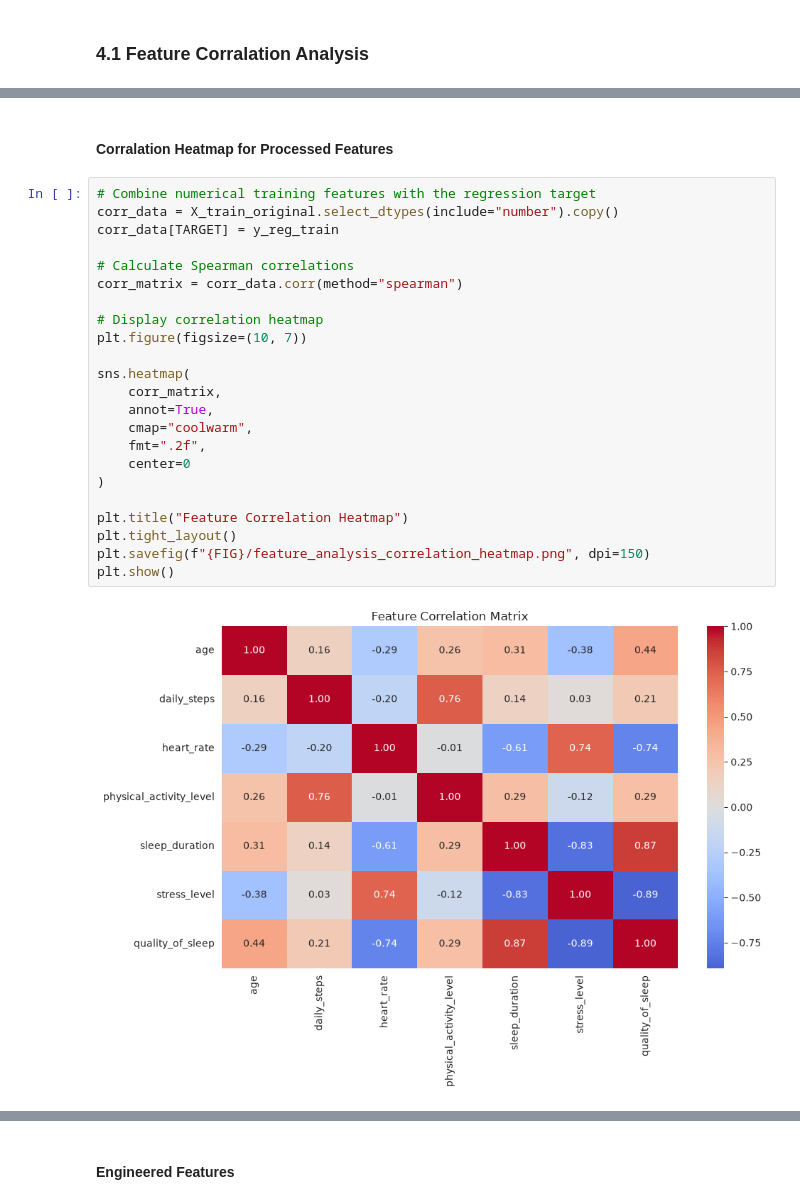
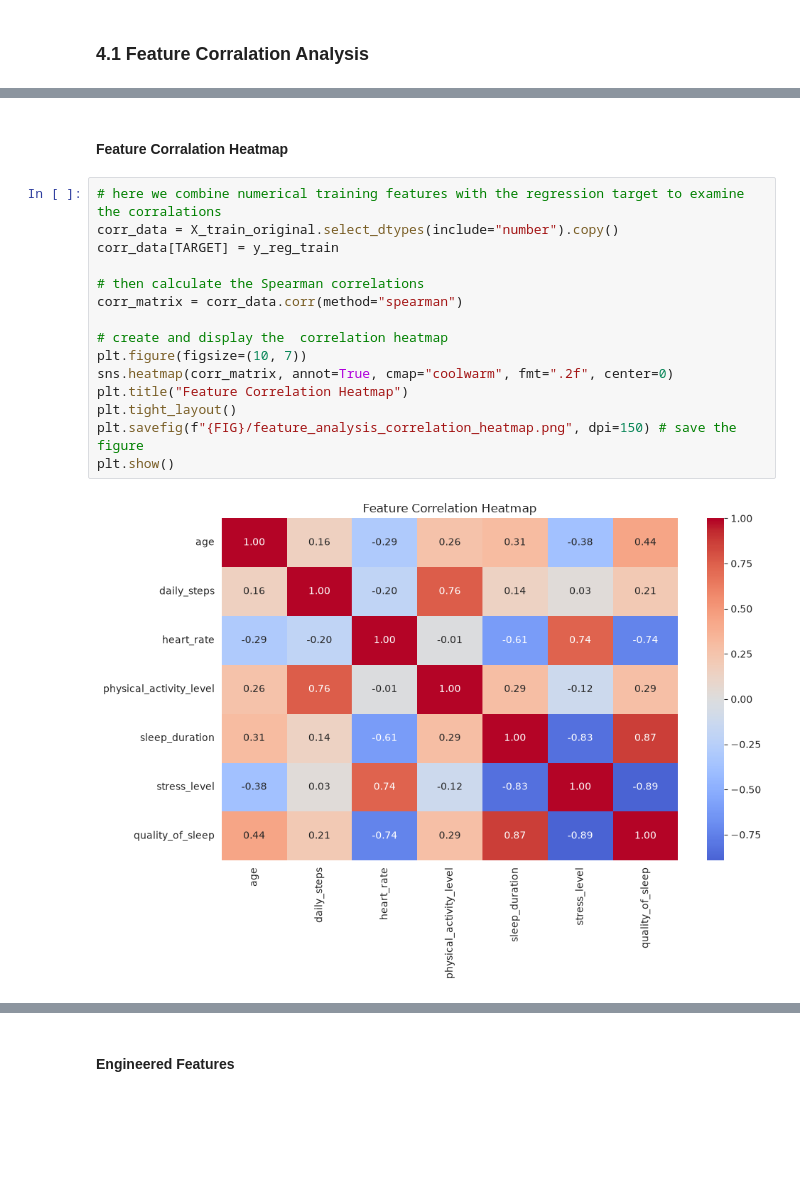
Before and after one commit to HamsMSaidam/QUALIFY, a Jupyter notebook: notebooks/QUALIFY_final.ipynb, the cells around one changed output, grey strips where cells are left out. Saved outputs shown, nothing was run; the diff lists cells and outputs as text; blank space fills up the shorter version.

```diff
--- a/notebooks/QUALIFY_final.ipynb
+++ b/notebooks/QUALIFY_final.ipynb
@@ -697,28 +700,20 @@ print("Testing shape:", X_test_original.shape)
 # %% [markdown]
-#### Corralation Heatmap for Processed Features
+#### Feature Corralation Heatmap
 # %%
-# Combine numerical training features with the regression target
+# here we combine numerical training features with the regression target to examine the corralations
 corr_data = X_train_original.select_dtypes(include="number").copy()
 corr_data[TARGET] = y_reg_train
 
-# Calculate Spearman correlations
+# then calculate the Spearman correlations
 corr_matrix = corr_data.corr(method="spearman")
 
-# Display correlation heatmap
+# create and display the  correlation heatmap
 plt.figure(figsize=(10, 7))
-
-sns.heatmap(
-    corr_matrix,
-    annot=True,
-    cmap="coolwarm",
-    fmt=".2f",
-    center=0
-)
-
+sns.heatmap(corr_matrix, annot=True, cmap="coolwarm", fmt=".2f", center=0)
 plt.title("Feature Correlation Heatmap")
 plt.tight_layout()
-plt.savefig(f"{FIG}/feature_analysis_correlation_heatmap.png", dpi=150)
+plt.savefig(f"{FIG}/feature_analysis_correlation_heatmap.png", dpi=150) # save the figure
 plt.show()
 # %% [output]
-[figure, old version]
+[figure, new version]
 # %% [markdown]
```
Also changed, not shown: parts of 7 cells of this notebook, 1 other file.
